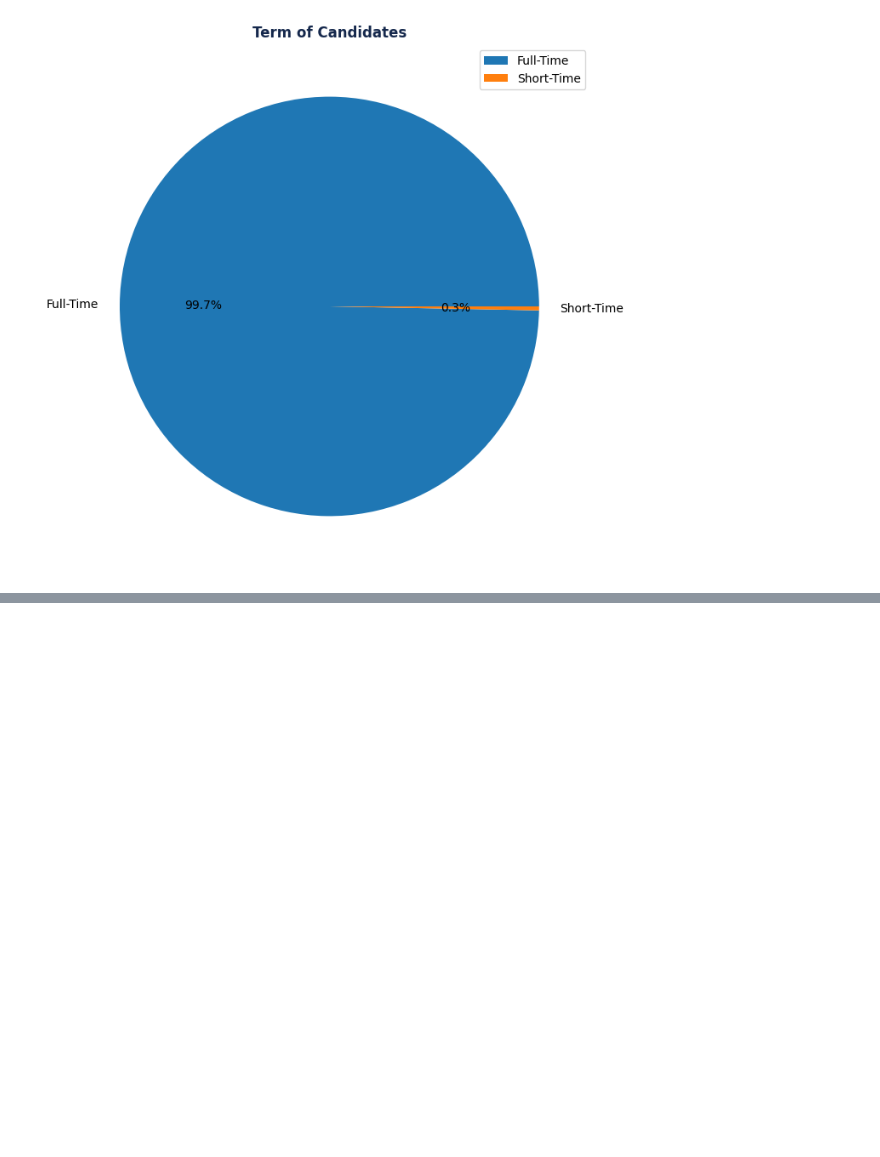
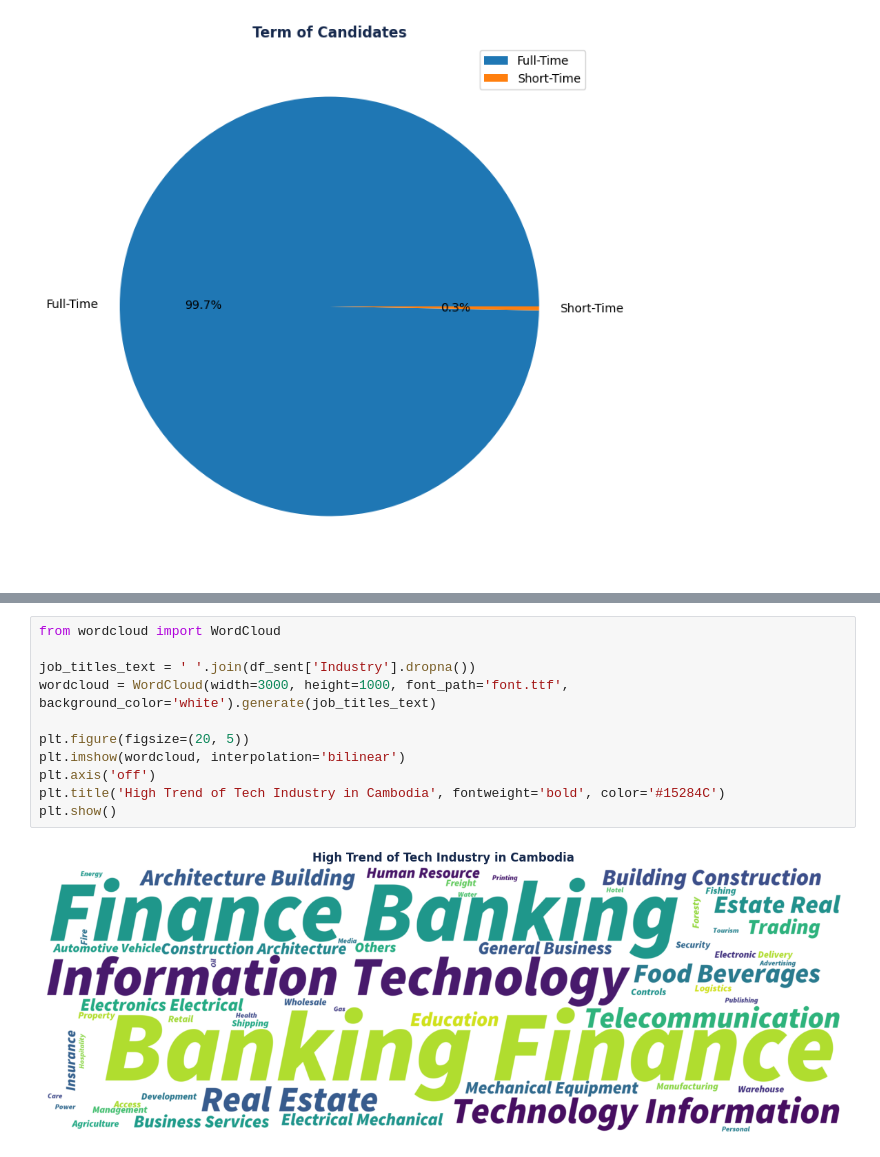
Before and after one commit to votanasrey/DataScience_WAR, a Jupyter notebook: cambodia_tech_job_analysis/data_visualizer.ipynb, the cells around one changed output, grey strips where cells are left out. Cells and saved outputs as stored; diff of their text form; blank space fills up the shorter version.

```diff
--- a/cambodia_tech_job_analysis/data_visualizer.ipynb
+++ b/cambodia_tech_job_analysis/data_visualizer.ipynb
@@ -313,0 +334,13 @@ plt.show()
+# %%
+from wordcloud import WordCloud
+
+job_titles_text = ' '.join(df_sent['Industry'].dropna())
+wordcloud = WordCloud(width=3000, height=1000, font_path='font.ttf', background_color='white').generate(job_titles_text)
+
+plt.figure(figsize=(20, 5))
+plt.imshow(wordcloud, interpolation='bilinear')
+plt.axis('off')
+plt.title('High Trend of Tech Industry in Cambodia', fontweight='bold', color='#15284C')
+plt.show()
+# %% [output]
+[figure, added]
```
Also changed, not shown: parts of 5 cells of this notebook, 1 other file.
